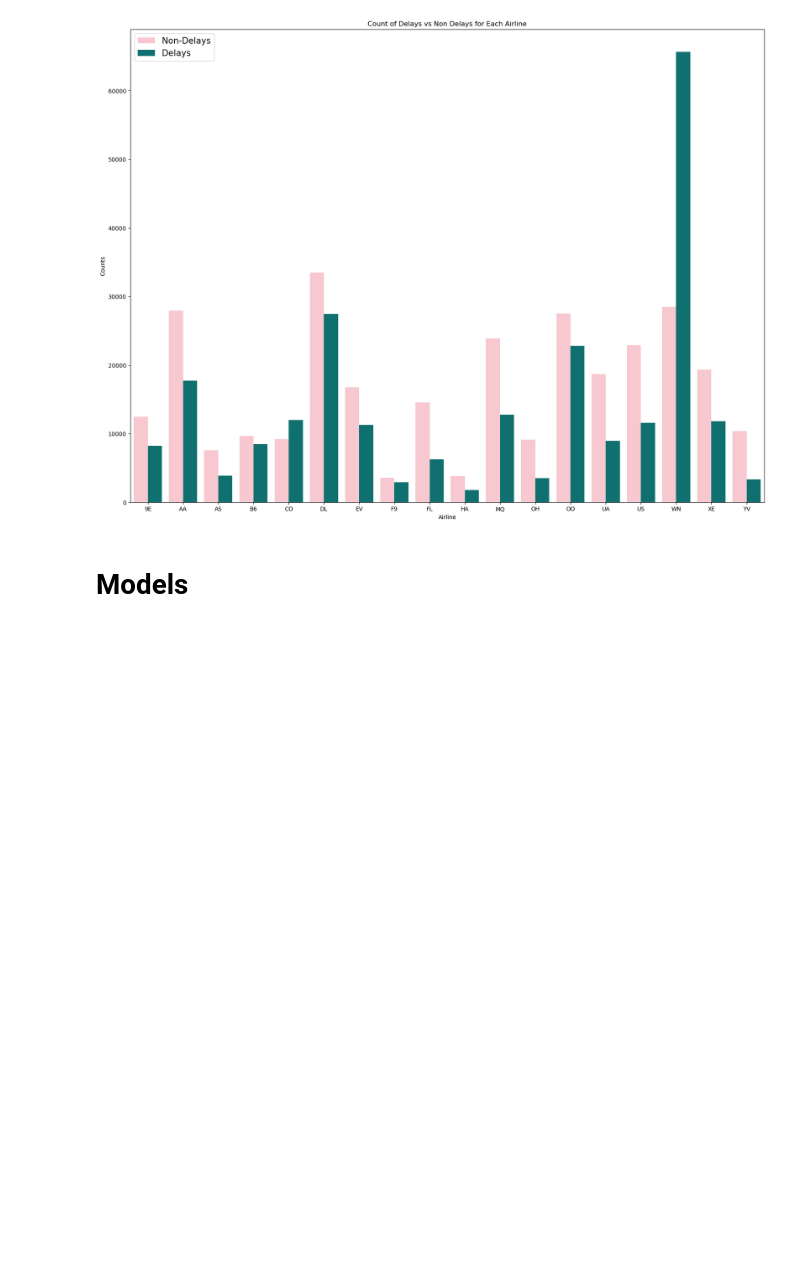
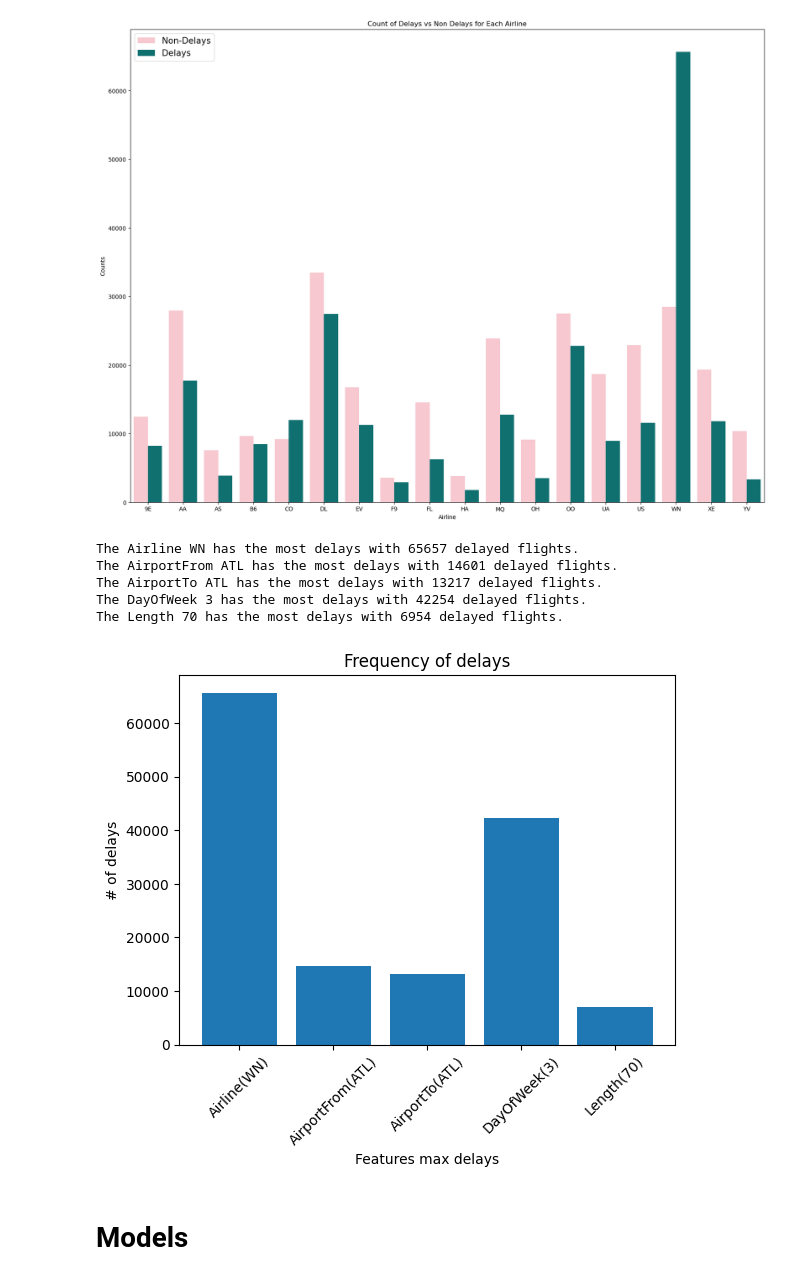
Before and after one commit to mvo1017/flight_analysis, a Jupyter notebook: term_project.ipynb, the cells around one changed output. Cells and saved outputs as stored; diff of their text form; code cells hidden in the pictures; blank space fills up the shorter version.

Commit message:
add bar graph

```diff
--- a/term_project.ipynb
+++ b/term_project.ipynb
@@ -103,6 +103,44 @@ plt.legend(handles = handles, labels=["Non-Delays", "Delays"],loc='upper left',
 plt.show()
 # %% [output]
 [figure]
+# %%
+# Filters the data to show only the delayed flights: Joelia
+df = pd.DataFrame(data)
+delayed_data = df[df['Delay'] == 1]
+
+# Stores max number of delays for each feature in dictionary
+max_delays = {}
+features = ['Airline', 'AirportFrom', 'AirportTo', 'DayOfWeek', 'Length']
+for feature in delayed_data[features]:
+    feature_delays = delayed_data.groupby(feature)['Delay'].sum()
+    max_delay = feature_delays.idxmax()
+    max_delay_count = feature_delays.max()
+    max_delays[feature] = max_delay_count
+    print(f"The {feature} {max_delay} has the most delays with {max_delay_count} delayed flights.")
+# %% [output]
+The Airline WN has the most delays with 65657 delayed flights.
+The AirportFrom ATL has the most delays with 14601 delayed flights.
+The AirportTo ATL has the most delays with 13217 delayed flights.
+The DayOfWeek 3 has the most delays with 42254 delayed flights.
+The Length 70 has the most delays with 6954 delayed flights.
+# %%
+# Bar graph of max delays for the max # of delays of each feature
+fig,ax = plt.subplots()
+
+features = list(max_delays.keys())
+frequency = list(max_delays.values())
+ax.bar(features, frequency)
+
+new_labels = ['Airline(WN)', 'AirportFrom(ATL)', 'AirportTo(ATL)', 'DayOfWeek(3)', 'Length(70)']
+
+
+plt.xticks(ticks=range(len(features)), labels=new_labels, rotation=45)
+ax.set_title('Frequency of delays')
+ax.set_xlabel('Features max delays',)
+ax.set_ylabel('# of delays')
+plt.show()
+# %% [output]
+[figure, added]
 # %% [markdown]
 # Models
 # %% [markdown]
```
